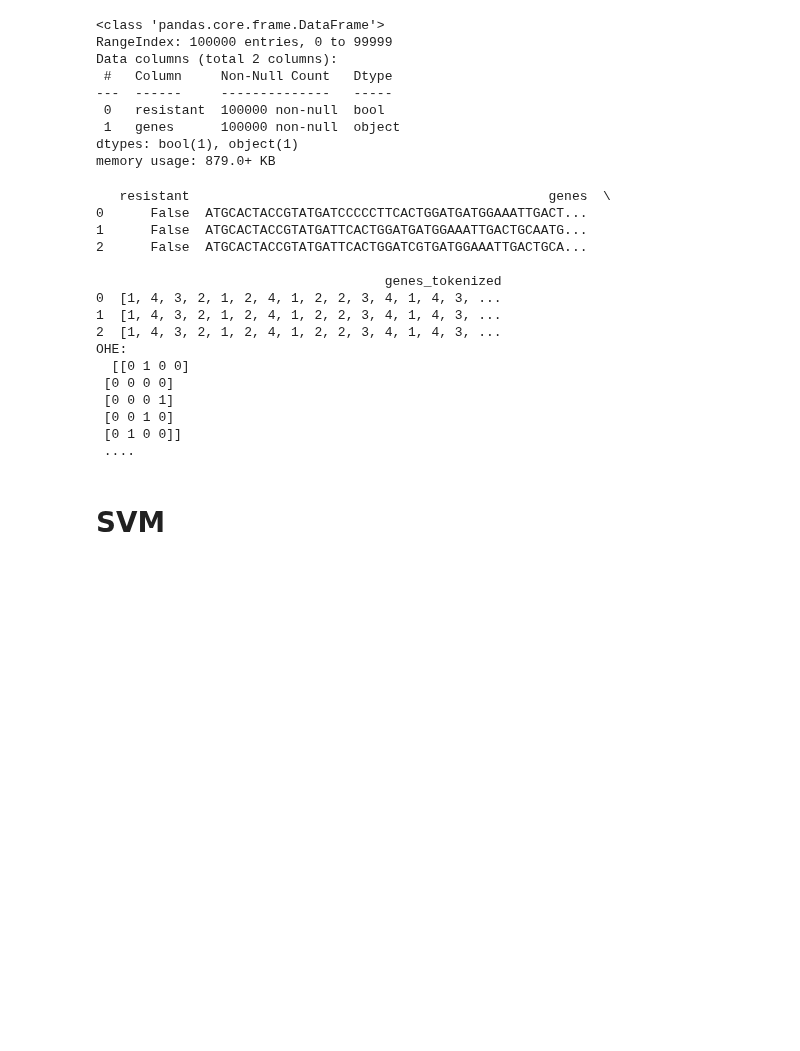
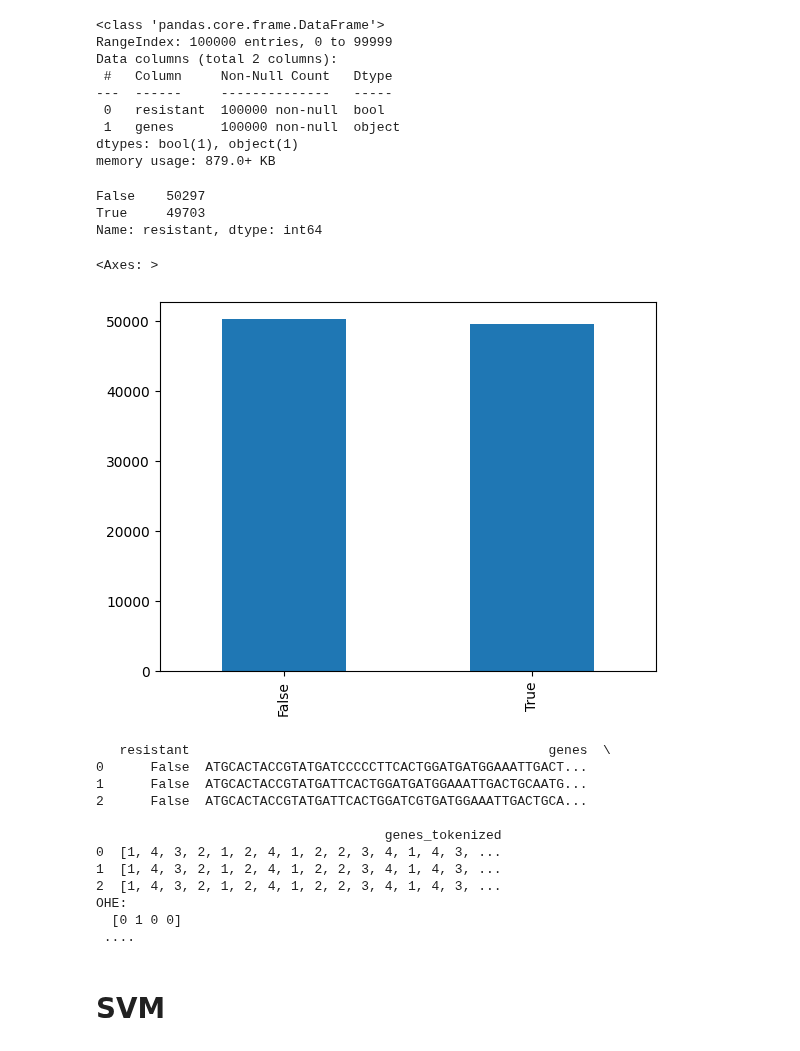
Before and after one commit to ljrn8/quick-notebooks, a Jupyter notebook: ab_resistance_genes.ipynb, the cells around one changed output. Drawn from its saved outputs; the diff is of its cells as text; code cells hidden in the pictures; blank space fills up the shorter version.

```diff
--- a/ab_resistance_genes.ipynb
+++ b/ab_resistance_genes.ipynb
@@ -72,6 +86,16 @@ Data columns (total 2 columns):
  1   genes      100000 non-null  object
 dtypes: bool(1), object(1)
 memory usage: 879.0+ KB
+# %%
+val_counts = df["resistant"].value_counts()
+print(val_counts)
+val_counts.plot(kind="bar")
+# %% [output]
+False    50297
+True     49703
+Name: resistant, dtype: int64
+<Axes: >
+[figure, added]
 # %%
 from keras.utils import pad_sequences
 
@@ -80,14 +104,15 @@ char2idx = {
   char: (idx+1) for idx, char in enumerate(vocab)
 }
 
-# tokenize (convert to 1-4)
+# tokenize (convert to ATGC to 1-4)
 def tokenize(sequence):
   return [char2idx[char] for char in sequence]
 
 # one hot encode (convert to sparse vector)
 def encode(tokens):
   tensor = tf.constant(tokens)
-  return np.asarray(tf.one_hot(tensor, len(vocab))).astype('int32')
+  one_hot = np.asarray(tf.one_hot(tensor, len(vocab)))
+  return one_hot.astype("int32")
 
 df['genes_tokenized'] = df['genes'].apply(tokenize)
 
@@ -109,11 +134,7 @@ print("OHE:\n ", X_enc[0][0][:5], "\n .... ")
 1  [1, 4, 3, 2, 1, 2, 4, 1, 2, 2, 3, 4, 1, 4, 3, ...
 2  [1, 4, 3, 2, 1, 2, 4, 1, 2, 2, 3, 4, 1, 4, 3, ...
 OHE:
-  [[0 1 0 0]
- [0 0 0 0]
- [0 0 0 1]
- [0 0 1 0]
- [0 1 0 0]]
+  [0 1 0 0]
  ....
 # %%
 y = np.array(df['resistant']).astype('int32')
```
Also changed, not shown: parts of 14 cells of this notebook.
